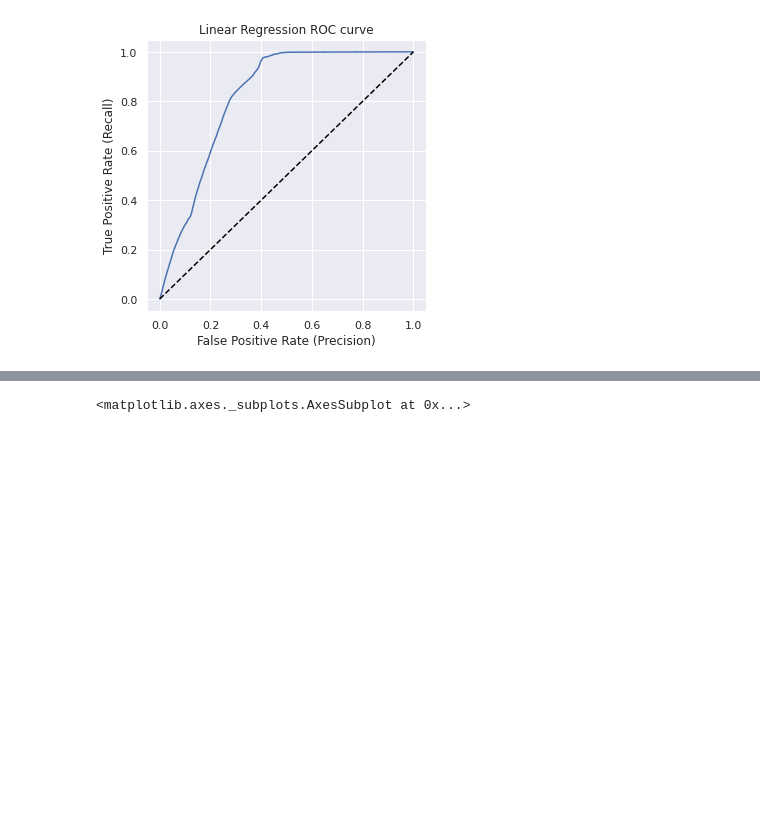
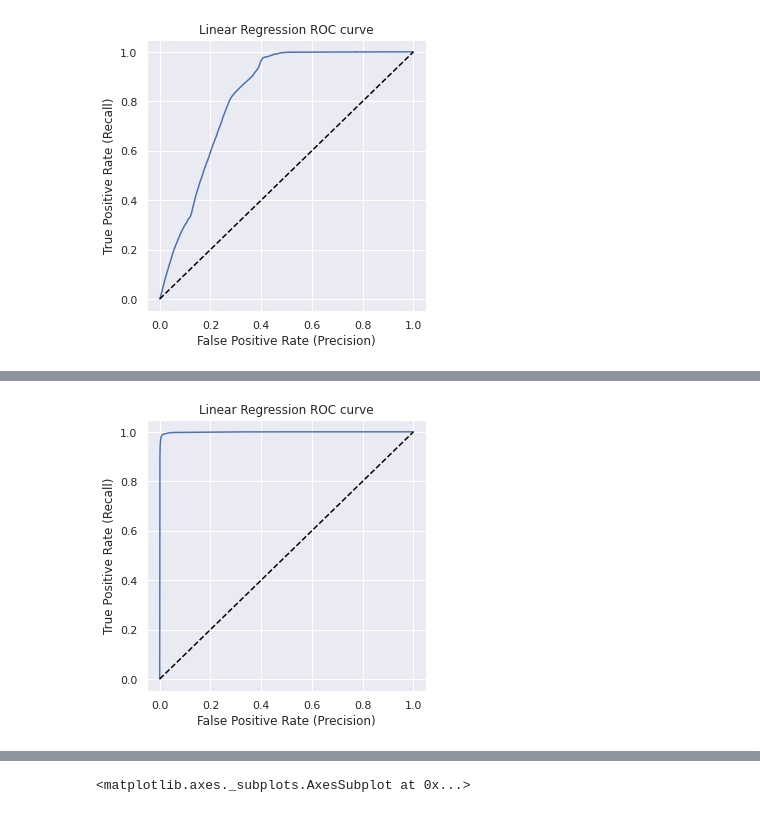
Before and after one commit to GoPlusUltra/Health-Insurance-Cross-Sell-Prediction-Model, a Jupyter notebook: HEALTH_INSURANCE_CROSS_SELL_PREDICTION.ipynb, the cells around one changed output, grey strips where cells are left out. Cells and saved outputs as stored; diff of their text form; code cells hidden in the pictures; blank space fills up the shorter version.

```diff
--- a/HEALTH_INSURANCE_CROSS_SELL_PREDICTION.ipynb
+++ b/HEALTH_INSURANCE_CROSS_SELL_PREDICTION.ipynb
@@ -539,3 +600,16 @@ def Confusion_matrix(y_train,y_test,y_pred_train,y_pred_test):
+# %%
+LR_FPR, LR_TPR, _ = roc_curve(y_test, rf_classifier_prob)
+
+plt.figure(figsize=(5,5))
+plt.title('Linear Regression ROC curve')
+plt.xlabel('False Positive Rate (Precision)')
+plt.ylabel('True Positive Rate (Recall)')
+
+plt.plot(LR_FPR,LR_TPR)
+plt.plot((0,1), ls='dashed',color='black')
+plt.show()
+# %% [output]
+[figure, added]
 # %%
 Confusion_matrix(y_train,y_test,y_pred_train,y_pred_test)
 # %% [output]
```
Also changed, not shown: parts of 9 cells of this notebook.
